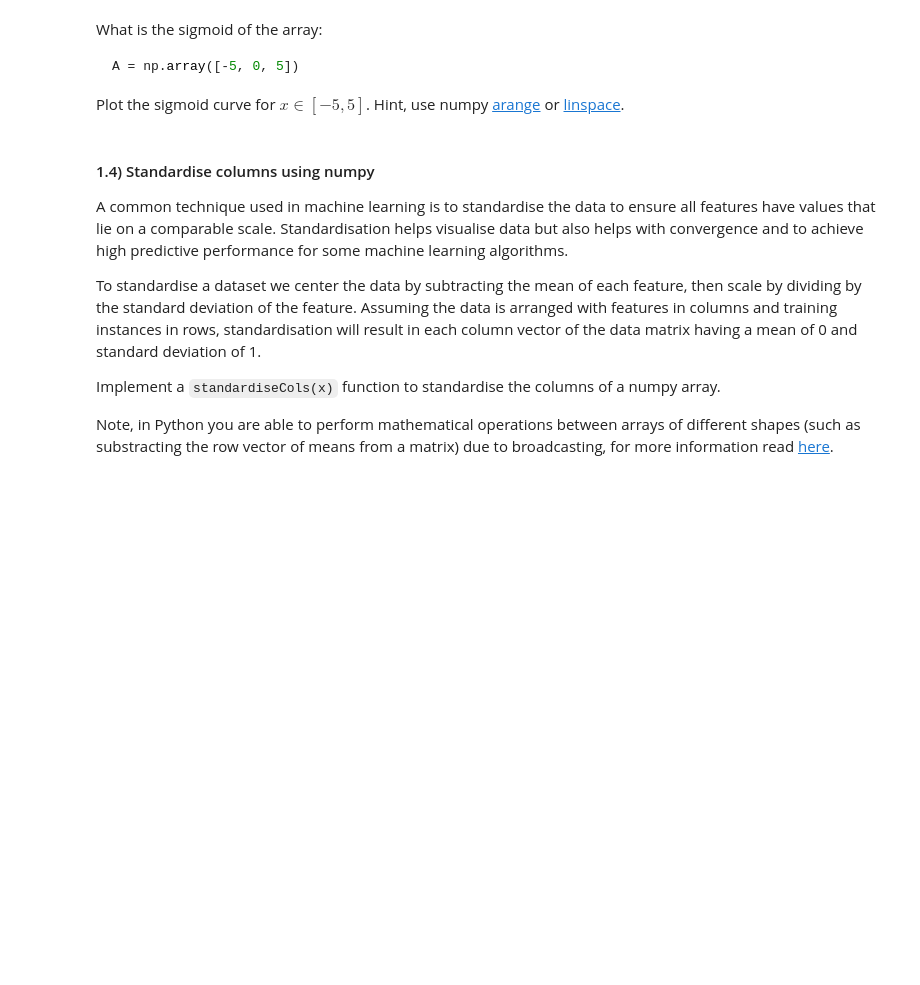
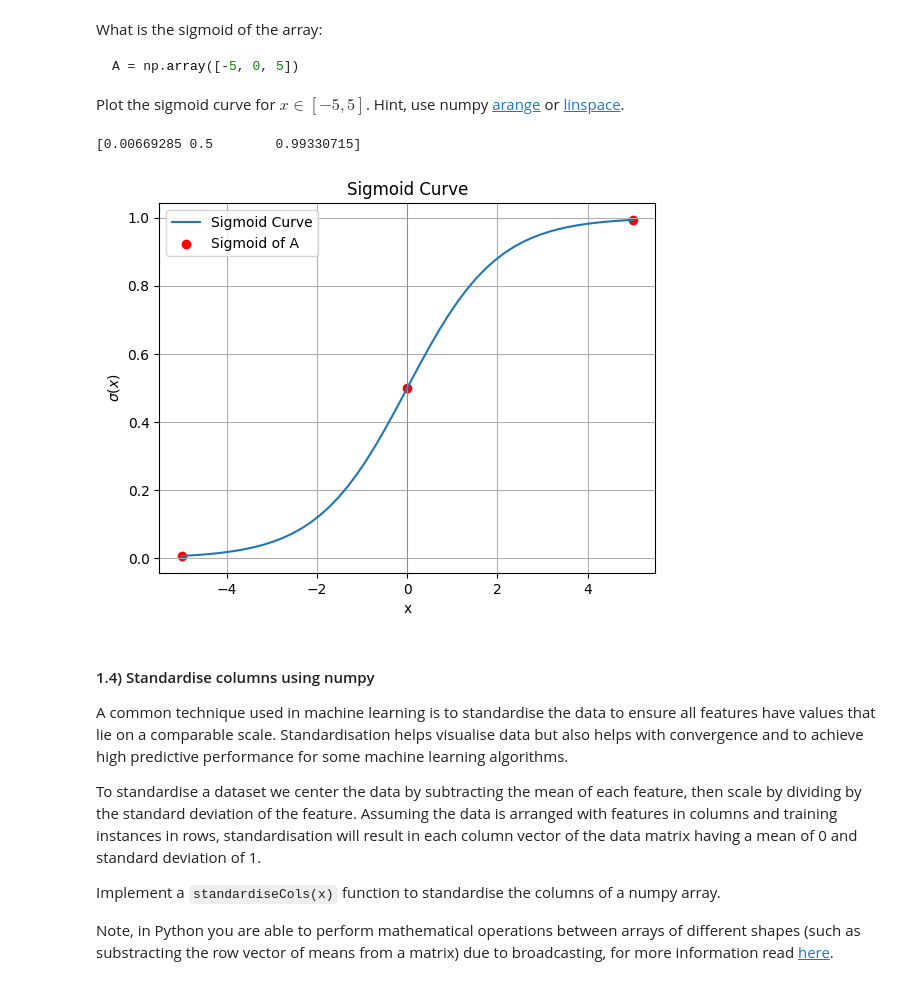
Before and after one commit to manami-bunbun/ML_lab_sheets, a Jupyter notebook: lab1/lab1-intro_to_numpy_scikitlearn.ipynb, the cells around one changed output. Drawn from its saved outputs; the diff is of its cells as text; code cells hidden in the pictures; blank space fills up the shorter version.

````diff
--- a/lab1/lab1-intro_to_numpy_scikitlearn.ipynb
+++ b/lab1/lab1-intro_to_numpy_scikitlearn.ipynb
@@ -119,6 +153,9 @@ where $x$ could now be either a real number, a vector, or a matrix.
 Implement the sigmoid function by defining a function called `sigmoid` which takes 1 argument $x$, a scalar or numpy array of any size and outputs the $sigmoid(x)$.
 # %%
 # write your code here
+
+def sigmoid(x):
+    return 1 / (1 + np.exp(-x))
 # %% [markdown]
 What is the sigmoid of the array:
 ``` Python
@@ -130,3 +165,23 @@ Plot the sigmoid curve for $ x \in [-5, 5] $. Hint, use numpy [arange](https://n
+# %%
+# write your code here
+A = np.array([-5, 0, 5])
+x = np.linspace(-5, 5)
+
+print(sigmoid(A))
+
+plt.plot(x, sigmoid(x), label="Sigmoid Curve")
+
+plt.scatter(A, sigmoid(A), color='red', label="Sigmoid of A")
+plt.title("Sigmoid Curve")
+plt.xlabel("x")
+plt.ylabel("$\sigma(x)$")
+plt.axvline(0, color='grey', lw=0.5)
+plt.legend()
+plt.grid(True)
+plt.show()
+# %% [output]
+[0.00669285 0.5        0.99330715]
+[figure, added]
 # %% [markdown]
 #### 1.4) Standardise columns using numpy
 
````
Also changed, not shown: parts of 37 cells of this notebook.
